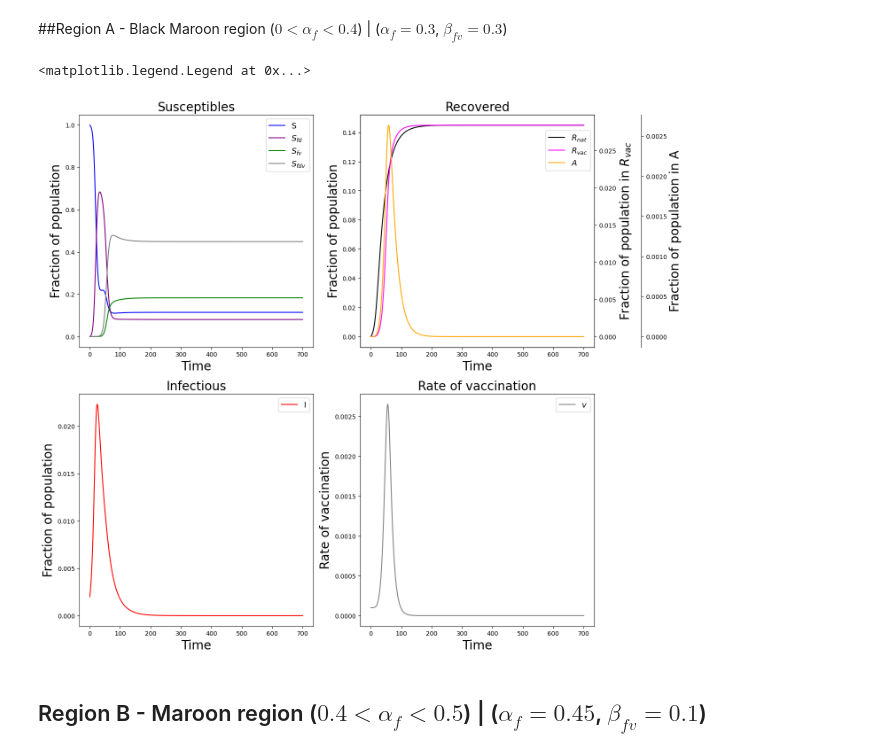
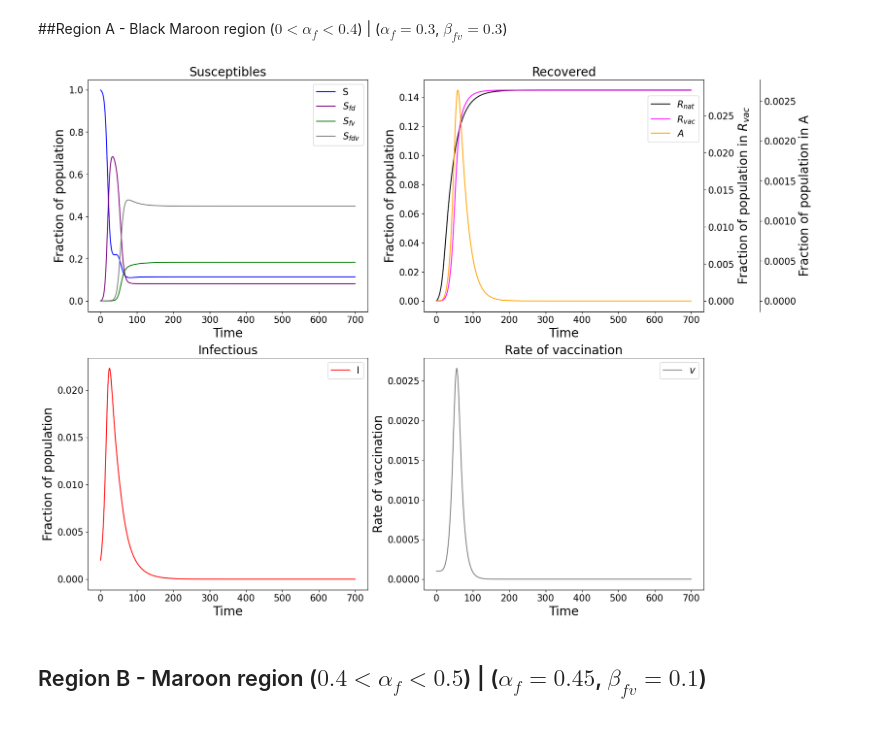
Before and after one commit to Avneet-0001/Computational-Physics-Programs, a Jupyter notebook: Double_fear_model.ipynb, the cells around one changed output. Saved outputs shown, nothing was run; the diff lists cells and outputs as text; code cells hidden in the pictures.

```diff
--- a/Double_fear_model.ipynb
+++ b/Double_fear_model.ipynb
@@ -279,7 +283,7 @@ def model(Ic,t):
 
 z = odeint(model, Ic, t)
 
-fig,axis = plt.subplots(2,2,figsize=(15,15))
+fig,axis = plt.subplots(2,2,figsize=(18,15))
 
 plt.rc('axes', titlesize=20) # Axes labels font size
 plt.rc('legend', fontsize=13) # Legend fontsize
@@ -292,46 +296,51 @@ axis[0,0].plot(t, z[:,3],color='grey',label='$S_{fdv}$')
 axis[0,0].set_xlabel('Time', fontsize='20')
 axis[0,0].set_ylabel('Fraction of population', fontsize='20')
 axis[0,0].set_title('Susceptibles', fontsize='20')
-axis[0,0].legend()
+axis[0,0].legend(fontsize=15)
 
 axis[1,0].plot(t, z[:,4],color='red',label='I')
 axis[1,0].set_xlabel('Time', fontsize='20')
 axis[1,0].set_ylabel('Fraction of population', fontsize='20')
 axis[1,0].set_title('Infectious', fontsize='20')
-axis[1,0].legend()
+axis[1,0].legend(fontsize=15)
 
 ax2 = axis[0,1].twinx()
 ax3 = axis[0,1].twinx()
 
 ax3.spines.right.set_position(("axes", 1.2))
 
 
 ln1 = axis[0,1].plot(t, z[:,5],color='black',label='$R_{nat}$')
 axis[0,1].set_xlabel('Time', fontsize='20')
 axis[0,1].set_ylabel('Fraction of population', fontsize='20')
 axis[0,1].set_title('Recovered', fontsize='20')
 #axis[0,1].legend()
 
 ln2 = ax2.plot(t, z[:,6],color='magenta',label='$R_{vac}$')
 ax2.set_ylabel('Fraction of population in $R_{vac}$', fontsize='20')
+ax2.tick_params(axis='y', labelsize=15)
 #ax2.legend()
 
 ln3 = ax3.plot(t, z[:,7],color='orange',label='$A$')
 ax3.set_ylabel('Fraction of population in A', fontsize='20')
+ax3.tick_params(axis='y', labelsize=15)
 #ax3.legend()
 
 ln = ln1+ln2+ln3
 labs = [l.get_label() for l in ln]
-axis[0,1].legend(ln, labs, loc='upper right', bbox_to_anchor=(1, 0.95))
+axis[0,1].legend(ln, labs, loc='upper right', bbox_to_anchor=(1, 0.95), fontsize=15)
 
 axis[1,1].plot(t, z[:,8],color='grey', label='$v$')
 axis[1,1].set_xlabel('Time', fontsize='20')
 axis[1,1].set_ylabel('Rate of vaccination', fontsize='20')
 axis[1,1].set_title('Rate of vaccination', fontsize='20')
-axis[1,1].legend()
+axis[1,1].legend(fontsize=15)
+
+for ax in axis.flat:
+    ax.tick_params(axis='x', labelsize=15)  # Change 15 to the desired fontsize
+    ax.tick_params(axis='y', labelsize=15)
 # %% [output]
-<matplotlib.legend.Legend at 0x...>
-[figure, old version]
+[figure, new version]
 # %% [markdown]
 ## Region B - Maroon region ($0.4<\alpha_f<0.5$) | ($\alpha_f=0.45$, $\beta_{fv} = 0.1$)
 # %%
```
Also changed, not shown: parts of 16 cells of this notebook.
